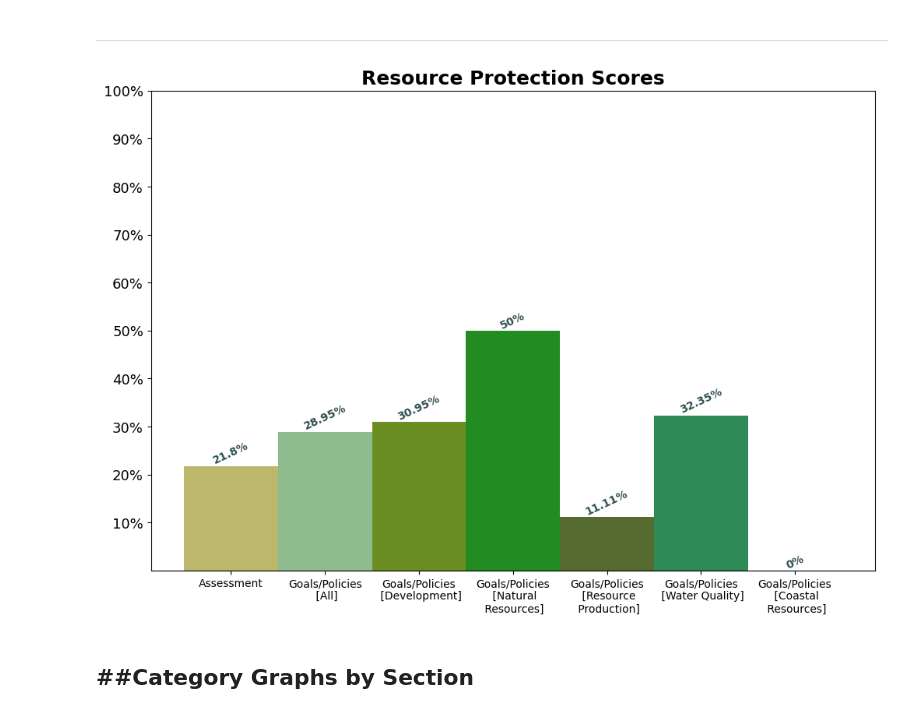
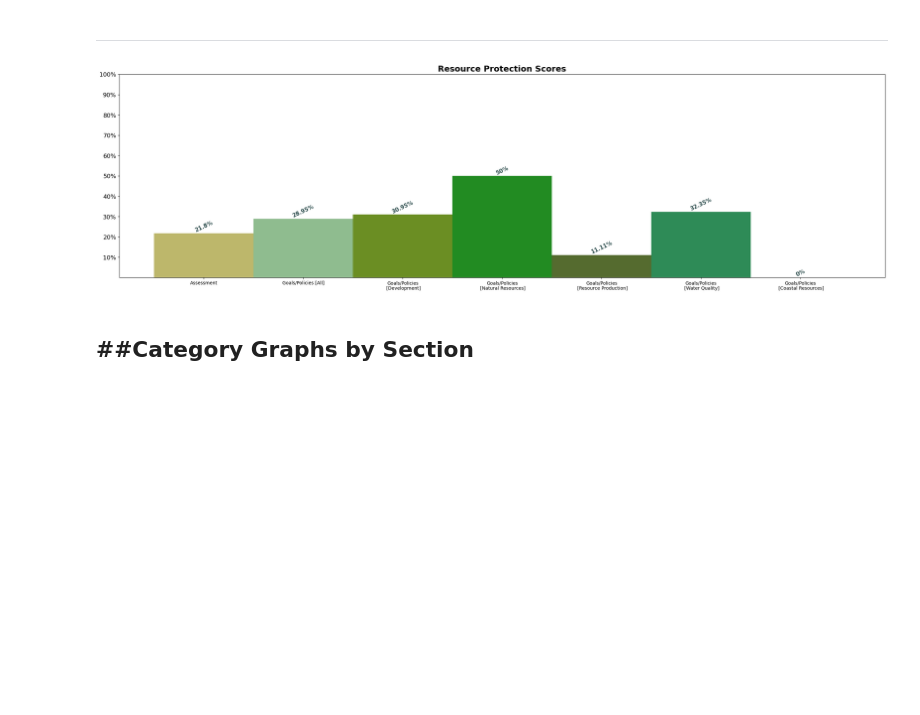
Before and after one commit to baileymccluresinger/UAPP703_2024, a Jupyter notebook: UAPP706_Project.ipynb, the cells around one changed output. Drawn from its saved outputs; the diff is of its cells as text; code cells hidden in the pictures; blank space fills up the shorter version.

```diff
--- a/UAPP706_Project.ipynb
+++ b/UAPP706_Project.ipynb
@@ -843,20 +843,20 @@ plt.bar_label(figure, cat6_percentages, label_type='edge', fontsize=10, color='d
 # %% [markdown]
 ---
 # %%
-cat7_arr = pd.DataFrame(['Assessment', 'Goals/Policies\n [All]', 'Goals/Policies\n [Development]', 'Goals/Policies\n [Natural\n Resources]', 'Goals/Policies\n [Resource\n Production]', 'Goals/Policies\n [Water Quality]', 'Goals/Policies\n [Coastal\n Resources]'], columns=["Category"])
+cat7_arr = pd.DataFrame(['Assessment', 'Goals/Policies [All]', 'Goals/Policies\n [Development]', 'Goals/Policies\n [Natural Resources]', 'Goals/Policies\n [Resource Production]', 'Goals/Policies\n [Water Quality]', 'Goals/Policies\n [Coastal Resources]'], columns=["Category"])
 cat7_arr['Score'] = [cat7_assess_score, cat7_goals_score, cat7_goals1_score, cat7_goals2_score, cat7_goals3_score, cat7_goals4_score, cat7_goals5_score]
 # %%
 cat7_colors = ['darkkhaki', 'darkseagreen', 'olivedrab', 'forestgreen', 'darkolivegreen', 'seagreen', 'green']
 cat7_percentages = ['21.8%', '28.95%', '30.95%', '50%', '11.11%', '32.35%', '0%']
 # %%
-plt.figure(figsize=(12,8))
+plt.figure(figsize=(30,8))
 figure = plt.bar(cat7_arr['Category'], cat7_arr['Score'], color=cat7_colors, width=1.0)
 plt.xticks(cat7_arr['Category'], cat7_arr['Category'], fontsize=10, rotation=0);
 plt.yticks([0.1,0.2,0.3,0.4,0.5,0.6,0.7,0.8,0.9,1.0], scores, fontsize=13);
 plt.title("Resource Protection Scores", fontsize=18, fontweight='bold');
-plt.bar_label(figure, cat7_percentages, label_type='edge', fontsize=10, color='darkslategrey', fontweight='bold',rotation=25);
+plt.bar_label(figure, cat7_percentages, label_type='edge', fontsize=12, color='darkslategrey', fontweight='bold',rotation=25);
 # %% [output]
-[figure, old version]
+[figure, new version]
 # %% [markdown]
 ##**Category Graphs by Section**
 ---
```
Also changed, not shown: parts of 4 cells of this notebook.
